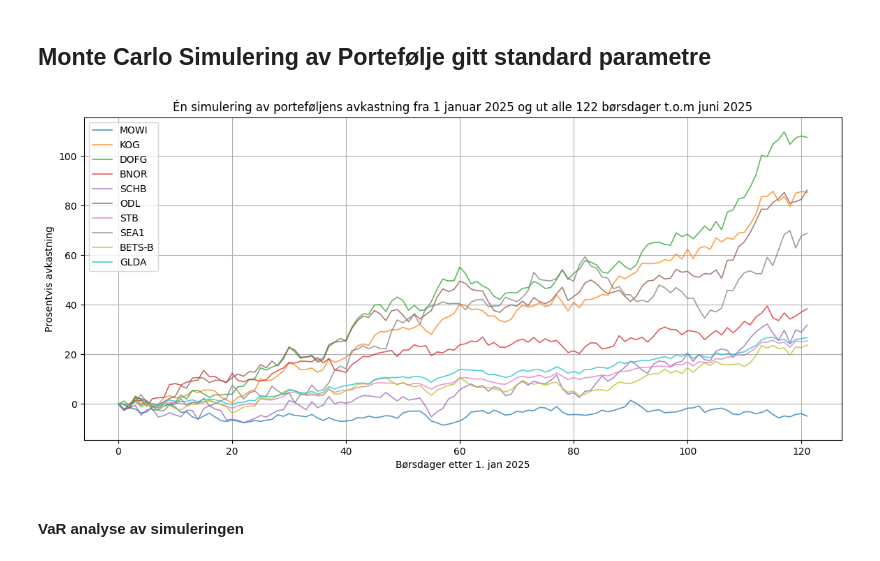
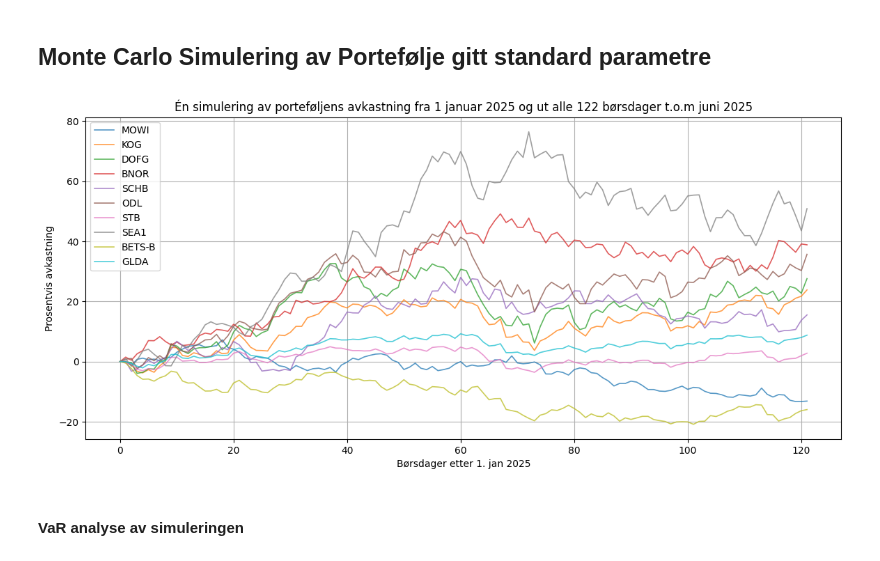
Before and after one commit to nathsten/stochastic-analysis, a Jupyter notebook: Fintech Stress Test/Portefølje Stress Test.ipynb, the cells around one changed output. Saved outputs shown, nothing was run; the diff lists cells and outputs as text; code cells hidden in the pictures.

```diff
--- a/Fintech Stress Test/Portefølje Stress Test.ipynb
+++ b/Fintech Stress Test/Portefølje Stress Test.ipynb
@@ -262,19 +262,19 @@ for t in range(1, T):
         paths[ticker][:, t] = np.array(paths[ticker][:, t-1]) * W
 # %%
 time = range(T)
-i = 123
+i = 100
 plt.figure(figsize=(14, 6))
 for ticker in tickers:
     plt.plot(time, 100*(paths[ticker][i]/paths[ticker][i][0] - 1), label=ticker, lw=1.2, alpha=0.75)
 
 plt.legend()
 plt.title("Én simulering av porteføljens avkastning fra 1 januar 2025 og ut alle 122 børsdager t.o.m juni 2025")
 plt.grid()
 plt.xlabel("Børsdager etter 1. jan 2025")
 plt.ylabel("Prosentvis avkastning")
 plt.show()
 # %% [output]
-[figure, old version]
+[figure, new version]
 # %% [markdown]
 #### VaR analyse av simuleringen
 # %%
```
Also changed, not shown: parts of 10 cells of this notebook.
